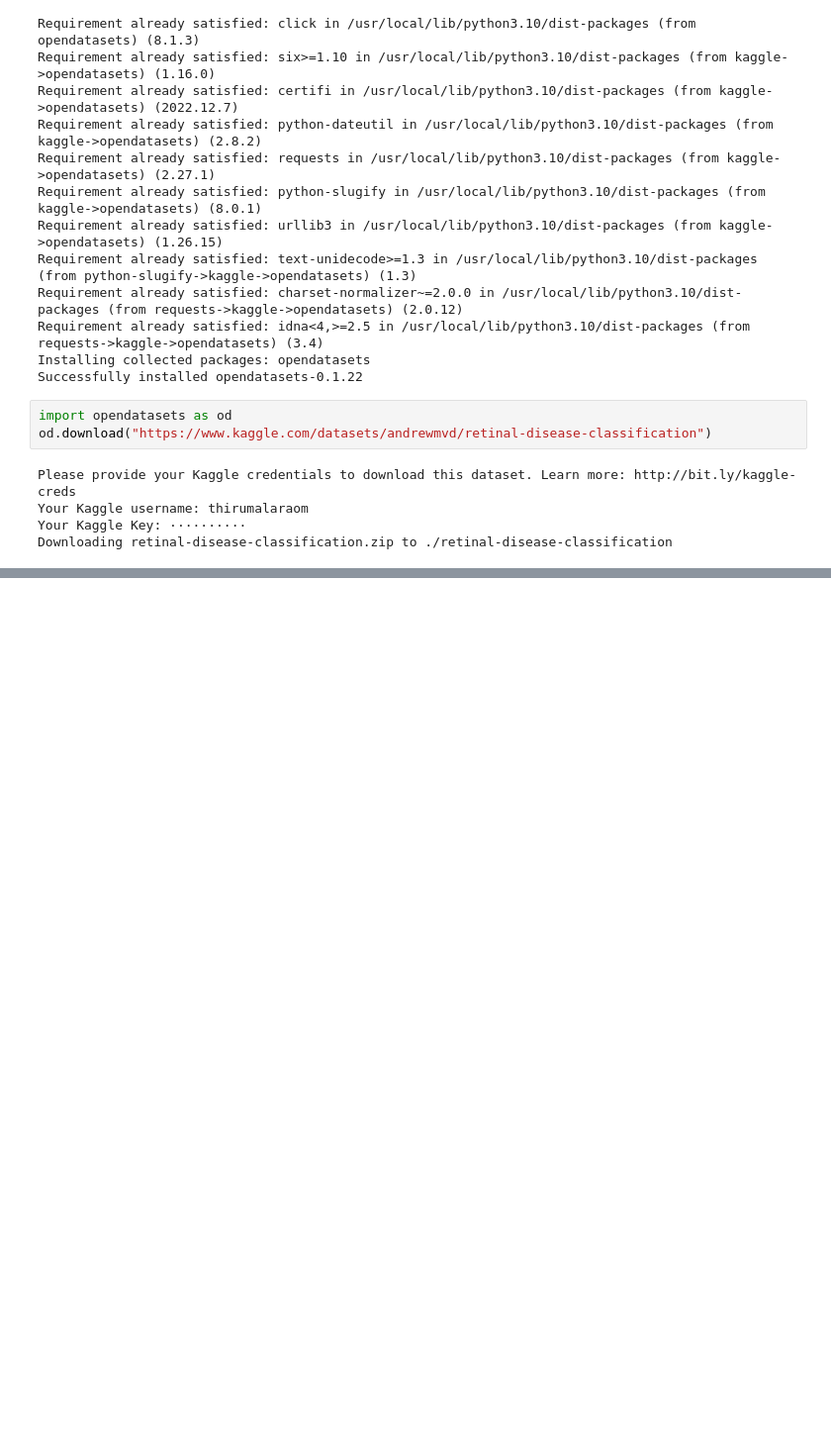
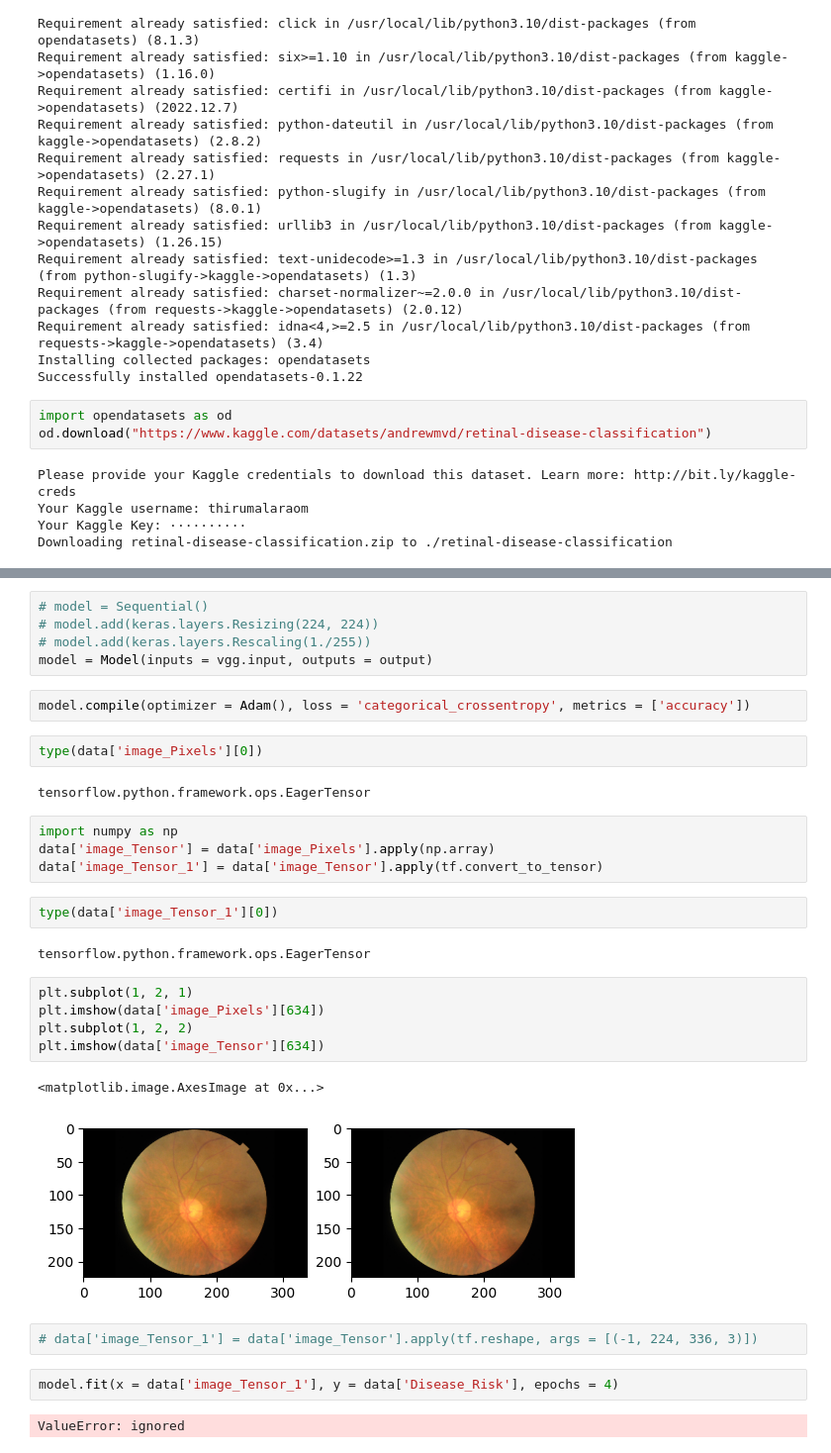
Before and after one commit to Eaglesight02/Pheonix_Squadron, a Jupyter notebook: retinal_Disease_Detection.ipynb, the cells around one changed output, grey strips where cells are left out. Shown at 99% size. Cells and saved outputs as stored; diff of their text form; blank space fills up the shorter version.

```diff
--- a/retinal_Disease_Detection.ipynb
+++ b/retinal_Disease_Detection.ipynb
@@ -30,0 +85,33 @@ Downloading retinal-disease-classification.zip to ./retinal-disease-classificati
+# %%
+# model = Sequential()
+# model.add(keras.layers.Resizing(224, 224))
+# model.add(keras.layers.Rescaling(1./255))
+model = Model(inputs = vgg.input, outputs = output)
+# %%
+model.compile(optimizer = Adam(), loss = 'categorical_crossentropy', metrics = ['accuracy'])
+# %%
+type(data['image_Pixels'][0])
+# %% [output]
+tensorflow.python.framework.ops.EagerTensor
+# %%
+import numpy as np
+data['image_Tensor'] = data['image_Pixels'].apply(np.array)
+data['image_Tensor_1'] = data['image_Tensor'].apply(tf.convert_to_tensor)
+# %%
+type(data['image_Tensor_1'][0])
+# %% [output]
+tensorflow.python.framework.ops.EagerTensor
+# %%
+plt.subplot(1, 2, 1)
+plt.imshow(data['image_Pixels'][634])
+plt.subplot(1, 2, 2)
+plt.imshow(data['image_Tensor'][634])
+# %% [output]
+<matplotlib.image.AxesImage at 0x...>
+[figure, added]
+# %%
+# data['image_Tensor_1'] = data['image_Tensor'].apply(tf.reshape, args = [(-1, 224, 336, 3)])
+# %%
+model.fit(x = data['image_Tensor_1'], y = data['Disease_Risk'], epochs = 4)
+# %% [output]
+ValueError: ignored
```
Also changed, not shown: parts of 13 cells of this notebook.
